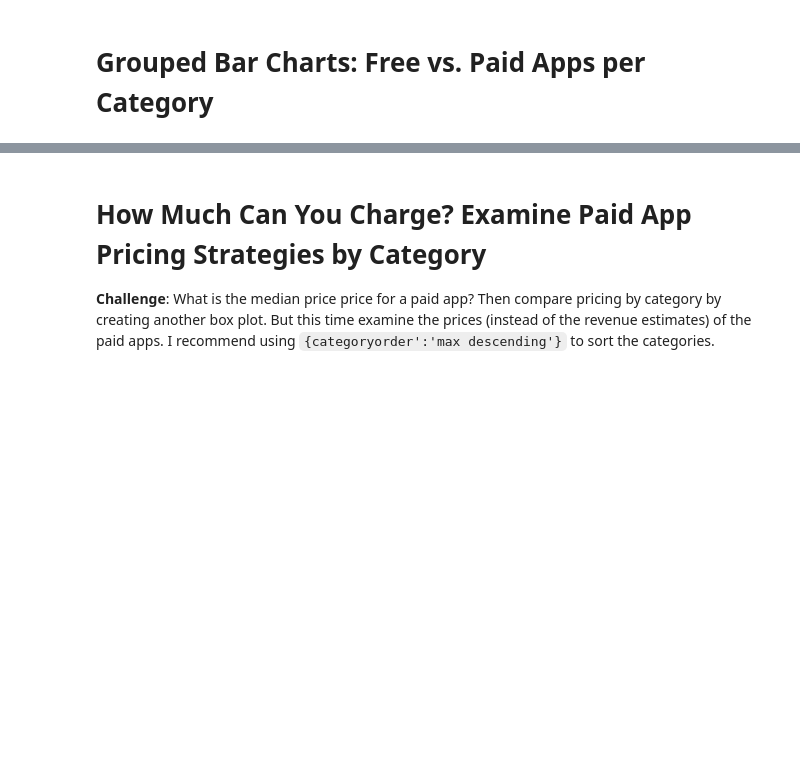
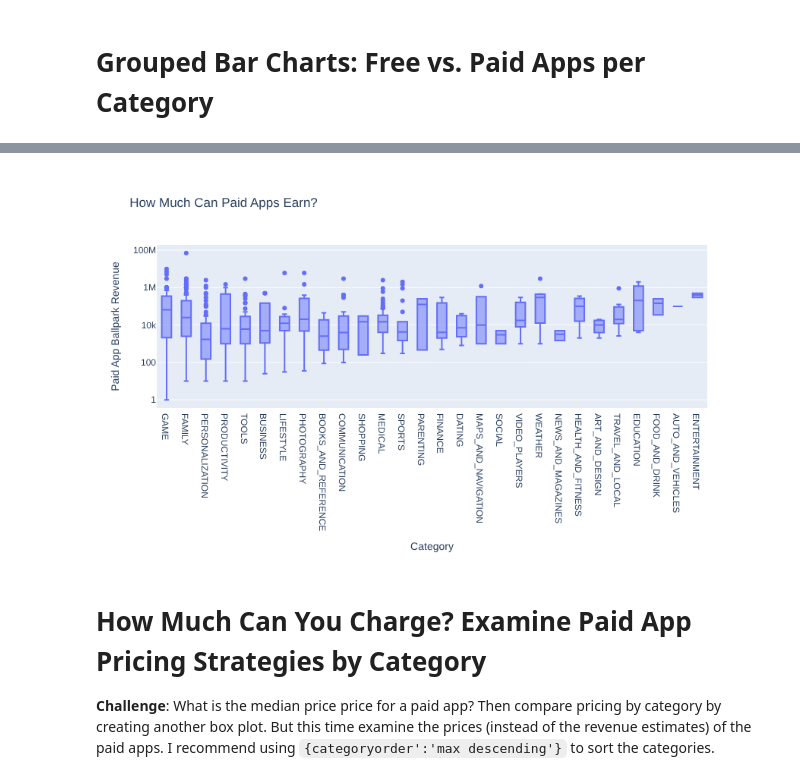
Before and after one commit to Jonikulov/100-days-python-bootcamp, a Jupyter notebook: day_76_plotly_charts_analyze_android_app_store/Google Play Store App Analytics.ipynb, the cells around one changed output, grey strips where cells are left out. Drawn from its saved outputs; the diff is of its cells as text; code cells hidden in the pictures; blank space fills up the shorter version.

```diff
--- a/day_76_plotly_charts_analyze_android_app_store/Google Play Store App Analytics.ipynb
+++ b/day_76_plotly_charts_analyze_android_app_store/Google Play Store App Analytics.ipynb
@@ -699,3 +748,22 @@ Hint: I've used 'min ascending' to sort the categories.
+# %%
+df_paid_apps = df_apps_clean[df_apps_clean["Type"]=="Paid"]
+
+box_fig = px.box(
+    data_frame=df_paid_apps,
+    x="Category",
+    y="Revenue_Estimate",
+    title="How Much Can Paid Apps Earn?",
+    width=900,
+    height=500,
+)
+box_fig.update_layout(
+    yaxis_title="Paid App Ballpark Revenue",
+    xaxis={"categoryorder": "min ascending"},
+    yaxis={"type": "log"},
+)
+box_fig.show()
+# %% [output]
+[figure, added]
 # %% [markdown]
 # How Much Can You Charge? Examine Paid App Pricing Strategies by Category
 
```
Also changed, not shown: parts of 16 cells of this notebook.
